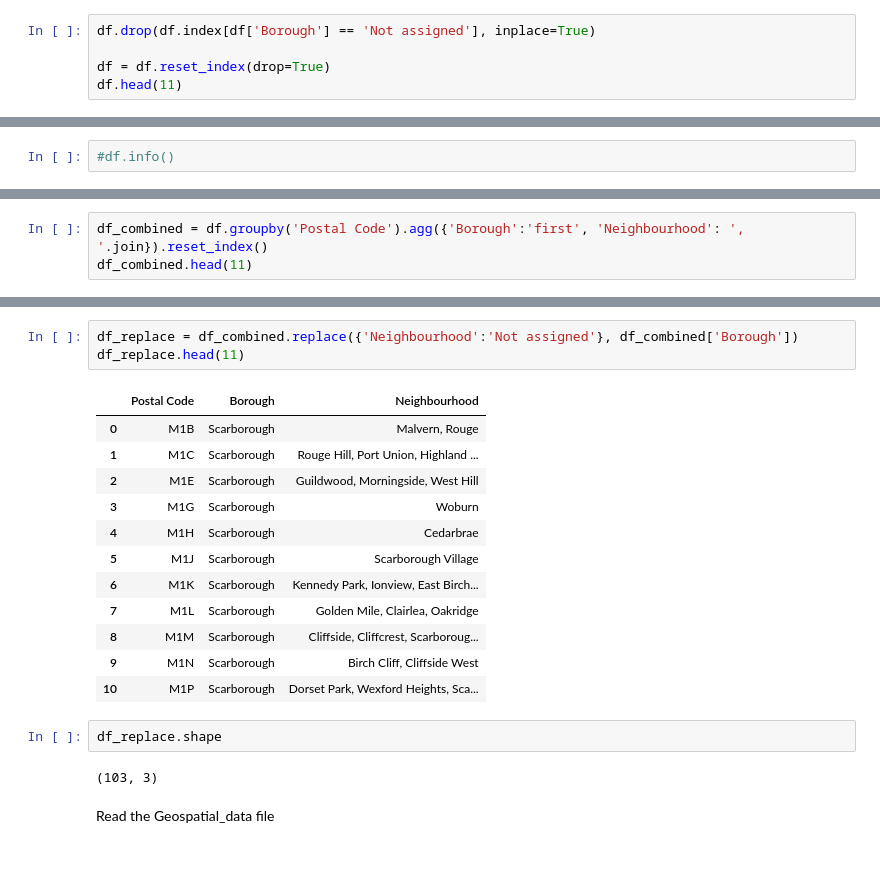
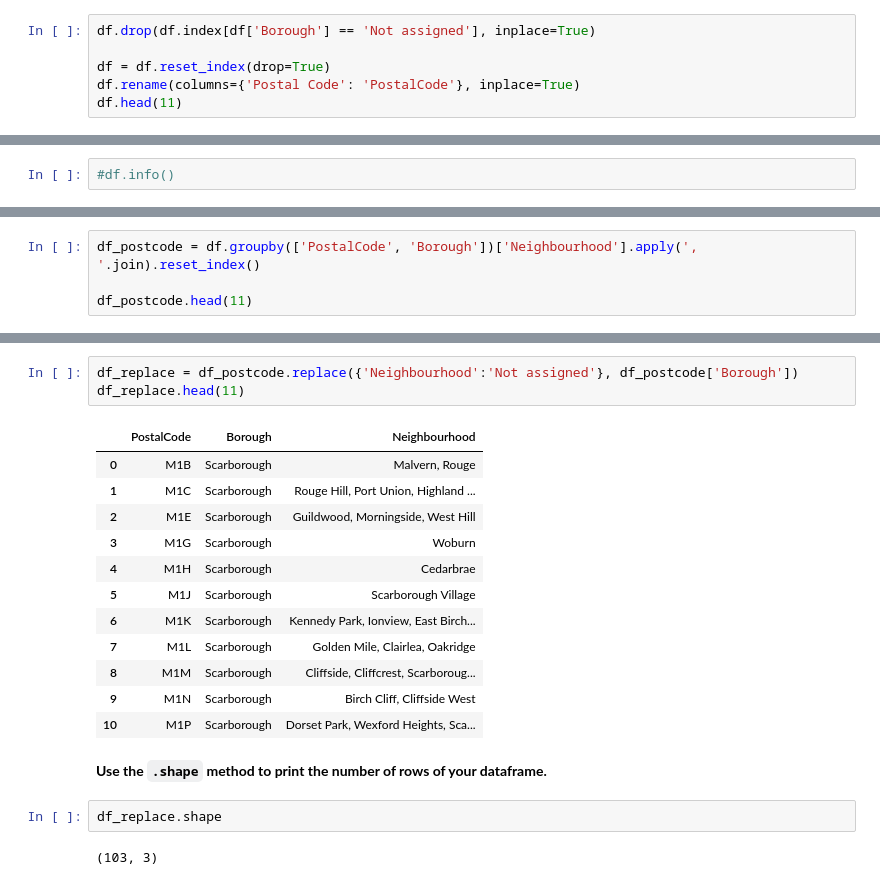
Before and after one commit to mmihaiceanu/coursera, a Jupyter notebook: Segmenting and Clustering Neighborhoods in Toronto.ipynb, the cells around one changed output, grey strips where cells are left out. Saved outputs shown, nothing was run; the diff lists cells and outputs as text; blank space fills up the shorter version.

```diff
--- a/Segmenting and Clustering Neighborhoods in Toronto.ipynb
+++ b/Segmenting and Clustering Neighborhoods in Toronto.ipynb
@@ -53,5 +80,6 @@ Ignore cells with a borough that is **Not assigned**.
 df.drop(df.index[df['Borough'] == 'Not assigned'], inplace=True)
 
 df = df.reset_index(drop=True)
+df.rename(columns={'Postal Code': 'PostalCode'}, inplace=True)
 df.head(11)
 # %% [output]
@@ -74,4 +102,5 @@ Checking for Postal Code duplicates and if exist the rows will be combined into
 # %%
-df_combined = df.groupby('Postal Code').agg({'Borough':'first', 'Neighbourhood': ', '.join}).reset_index()
-df_combined.head(11)
+df_postcode = df.groupby(['PostalCode', 'Borough'])['Neighbourhood'].apply(', '.join).reset_index()
+
+df_postcode.head(11)
 # %% [output]
@@ -94,8 +125,8 @@ Check if a cell has a **Borough** but a **Neighborhood** with a _Not assigned_ v
 # %%
-df_replace = df_combined.replace({'Neighbourhood':'Not assigned'}, df_combined['Borough'])
+df_replace = df_postcode.replace({'Neighbourhood':'Not assigned'}, df_postcode['Borough'])
 df_replace.head(11)
 # %% [output]
-|  | Postal Code | Borough | Neighbourhood |
+|  | PostalCode | Borough | Neighbourhood |
 | 0 | M1B | Scarborough | Malvern, Rouge |
 | 1 | M1C | Scarborough | Rouge Hill, Port Union, Highland ... |
 | 2 | M1E | Scarborough | Guildwood, Morningside, West Hill |
@@ -107,9 +138,9 @@ df_replace.head(11)
 | 8 | M1M | Scarborough | Cliffside, Cliffcrest, Scarboroug... |
 | 9 | M1N | Scarborough | Birch Cliff, Cliffside West |
 | 10 | M1P | Scarborough | Dorset Park, Wexford Heights, Sca... |
+# %% [markdown]
+**Use the `.shape` method to print the number of rows of your dataframe.**
 # %%
 df_replace.shape
 # %% [output]
 (103, 3)
-# %% [markdown]
-Read the Geospatial_data file
```
Also changed, not shown: parts of 82 cells of this notebook.
